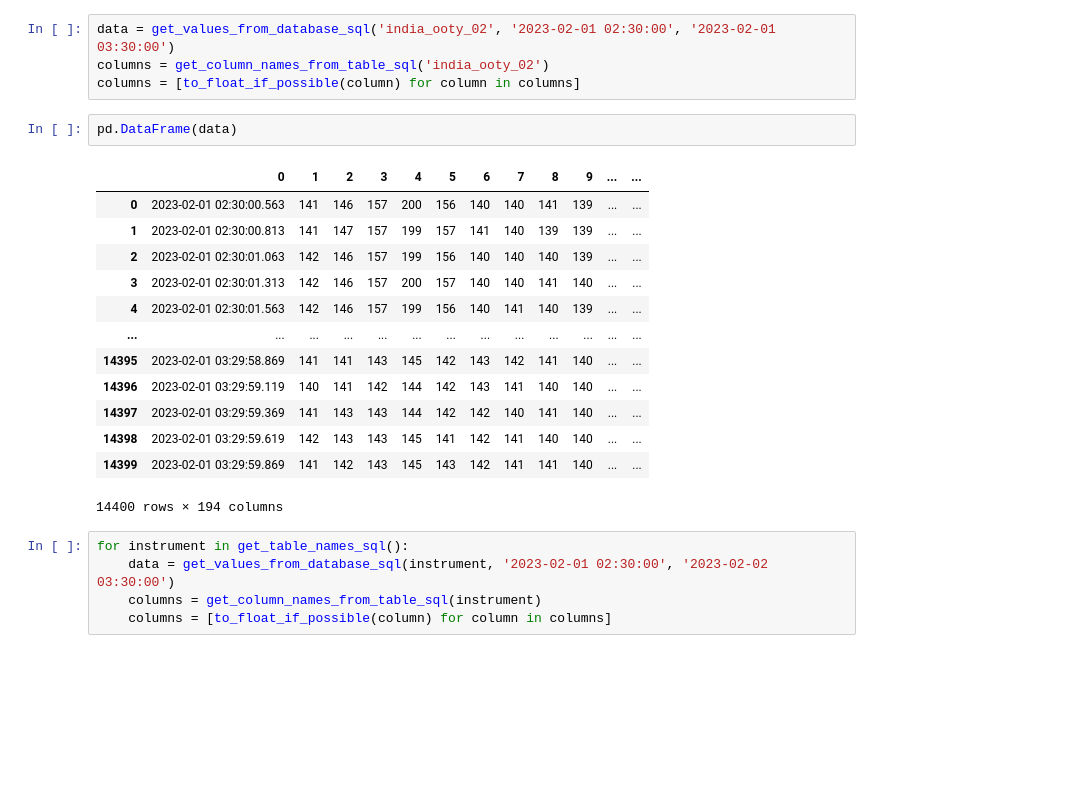
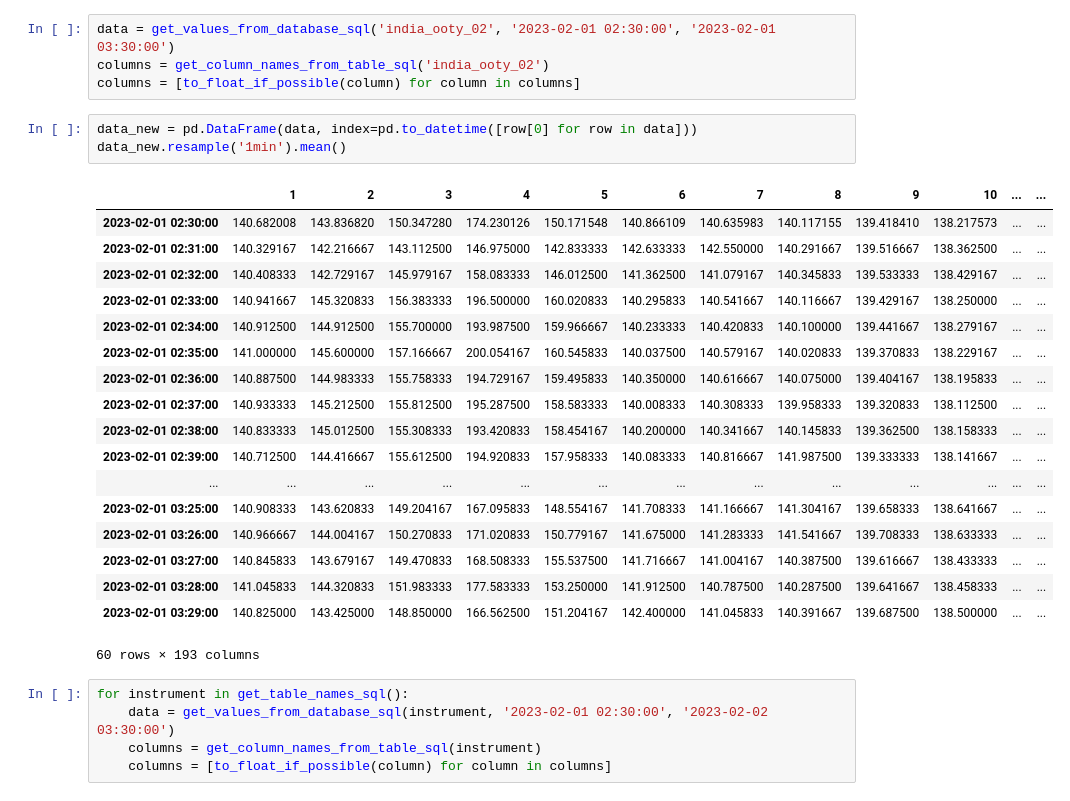
Before and after one commit to i4Ds/Radio-sunburst-labelcreation, a Jupyter notebook: database_creation.ipynb, the cells around one changed output. Drawn from its saved outputs; the diff is of its cells as text; blank space fills up the shorter version.

```diff
--- a/database_creation.ipynb
+++ b/database_creation.ipynb
@@ -186,22 +164,28 @@ pd.DataFrame(data)
 data = get_values_from_database_sql('india_ooty_02', '2023-02-01 02:30:00', '2023-02-01 03:30:00')
 columns = get_column_names_from_table_sql('india_ooty_02')
 columns = [to_float_if_possible(column) for column in columns]
-# %%
-pd.DataFrame(data)
-# %% [output]
-|  | 0 | 1 | 2 | 3 | 4 | 5 | 6 | 7 | 8 | 9 | ... | ... |
-| 0 | 2023-02-01 02:30:00.563 | 141 | 146 | 157 | 200 | 156 | 140 | 140 | 141 | 139 | ... | ... |
-| 1 | 2023-02-01 02:30:00.813 | 141 | 147 | 157 | 199 | 157 | 141 | 140 | 139 | 139 | ... | ... |
-| 2 | 2023-02-01 02:30:01.063 | 142 | 146 | 157 | 199 | 156 | 140 | 140 | 140 | 139 | ... | ... |
-| 3 | 2023-02-01 02:30:01.313 | 142 | 146 | 157 | 200 | 157 | 140 | 140 | 141 | 140 | ... | ... |
-| 4 | 2023-02-01 02:30:01.563 | 142 | 146 | 157 | 199 | 156 | 140 | 141 | 140 | 139 | ... | ... |
-| ... | ... | ... | ... | ... | ... | ... | ... | ... | ... | ... | ... | ... |
-| 14395 | 2023-02-01 03:29:58.869 | 141 | 141 | 143 | 145 | 142 | 143 | 142 | 141 | 140 | ... | ... |
-| 14396 | 2023-02-01 03:29:59.119 | 140 | 141 | 142 | 144 | 142 | 143 | 141 | 140 | 140 | ... | ... |
-| 14397 | 2023-02-01 03:29:59.369 | 141 | 143 | 143 | 144 | 142 | 142 | 140 | 141 | 140 | ... | ... |
-| 14398 | 2023-02-01 03:29:59.619 | 142 | 143 | 143 | 145 | 141 | 142 | 141 | 140 | 140 | ... | ... |
-| 14399 | 2023-02-01 03:29:59.869 | 141 | 142 | 143 | 145 | 143 | 142 | 141 | 141 | 140 | ... | ... |
-14400 rows × 194 columns
+# %%
+data_new = pd.DataFrame(data, index=pd.to_datetime([row[0] for row in data]))
+data_new.resample('1min').mean()
+# %% [output]
+|  | 1 | 2 | 3 | 4 | 5 | 6 | 7 | 8 | 9 | 10 | ... | ... |
+| 2023-02-01 02:30:00 | 140.682008 | 143.836820 | 150.347280 | 174.230126 | 150.171548 | 140.866109 | 140.635983 | 140.117155 | 139.418410 | 138.217573 | ... | ... |
+| 2023-02-01 02:31:00 | 140.329167 | 142.216667 | 143.112500 | 146.975000 | 142.833333 | 142.633333 | 142.550000 | 140.291667 | 139.516667 | 138.362500 | ... | ... |
+| 2023-02-01 02:32:00 | 140.408333 | 142.729167 | 145.979167 | 158.083333 | 146.012500 | 141.362500 | 141.079167 | 140.345833 | 139.533333 | 138.429167 | ... | ... |
+| 2023-02-01 02:33:00 | 140.941667 | 145.320833 | 156.383333 | 196.500000 | 160.020833 | 140.295833 | 140.541667 | 140.116667 | 139.429167 | 138.250000 | ... | ... |
+| 2023-02-01 02:34:00 | 140.912500 | 144.912500 | 155.700000 | 193.987500 | 159.966667 | 140.233333 | 140.420833 | 140.100000 | 139.441667 | 138.279167 | ... | ... |
+| 2023-02-01 02:35:00 | 141.000000 | 145.600000 | 157.166667 | 200.054167 | 160.545833 | 140.037500 | 140.579167 | 140.020833 | 139.370833 | 138.229167 | ... | ... |
+| 2023-02-01 02:36:00 | 140.887500 | 144.983333 | 155.758333 | 194.729167 | 159.495833 | 140.350000 | 140.616667 | 140.075000 | 139.404167 | 138.195833 | ... | ... |
+| 2023-02-01 02:37:00 | 140.933333 | 145.212500 | 155.812500 | 195.287500 | 158.583333 | 140.008333 | 140.308333 | 139.958333 | 139.320833 | 138.112500 | ... | ... |
+| 2023-02-01 02:38:00 | 140.833333 | 145.012500 | 155.308333 | 193.420833 | 158.454167 | 140.200000 | 140.341667 | 140.145833 | 139.362500 | 138.158333 | ... | ... |
+| 2023-02-01 02:39:00 | 140.712500 | 144.416667 | 155.612500 | 194.920833 | 157.958333 | 140.083333 | 140.816667 | 141.987500 | 139.333333 | 138.141667 | ... | ... |
+| ... | ... | ... | ... | ... | ... | ... | ... | ... | ... | ... | ... | ... |
+| 2023-02-01 03:25:00 | 140.908333 | 143.620833 | 149.204167 | 167.095833 | 148.554167 | 141.708333 | 141.166667 | 141.304167 | 139.658333 | 138.641667 | ... | ... |
+| 2023-02-01 03:26:00 | 140.966667 | 144.004167 | 150.270833 | 171.020833 | 150.779167 | 141.675000 | 141.283333 | 141.541667 | 139.708333 | 138.633333 | ... | ... |
+| 2023-02-01 03:27:00 | 140.845833 | 143.679167 | 149.470833 | 168.508333 | 155.537500 | 141.716667 | 141.004167 | 140.387500 | 139.616667 | 138.433333 | ... | ... |
+| 2023-02-01 03:28:00 | 141.045833 | 144.320833 | 151.983333 | 177.583333 | 153.250000 | 141.912500 | 140.787500 | 140.287500 | 139.641667 | 138.458333 | ... | ... |
+| 2023-02-01 03:29:00 | 140.825000 | 143.425000 | 148.850000 | 166.562500 | 151.204167 | 142.400000 | 141.045833 | 140.391667 | 139.687500 | 138.500000 | ... | ... |
+60 rows × 193 columns
 # %%
 for instrument in get_table_names_sql():
     data = get_values_from_database_sql(instrument, '2023-02-01 02:30:00', '2023-02-02 03:30:00')
```
Also changed, not shown: parts of 12 cells of this notebook, 5 other files.
